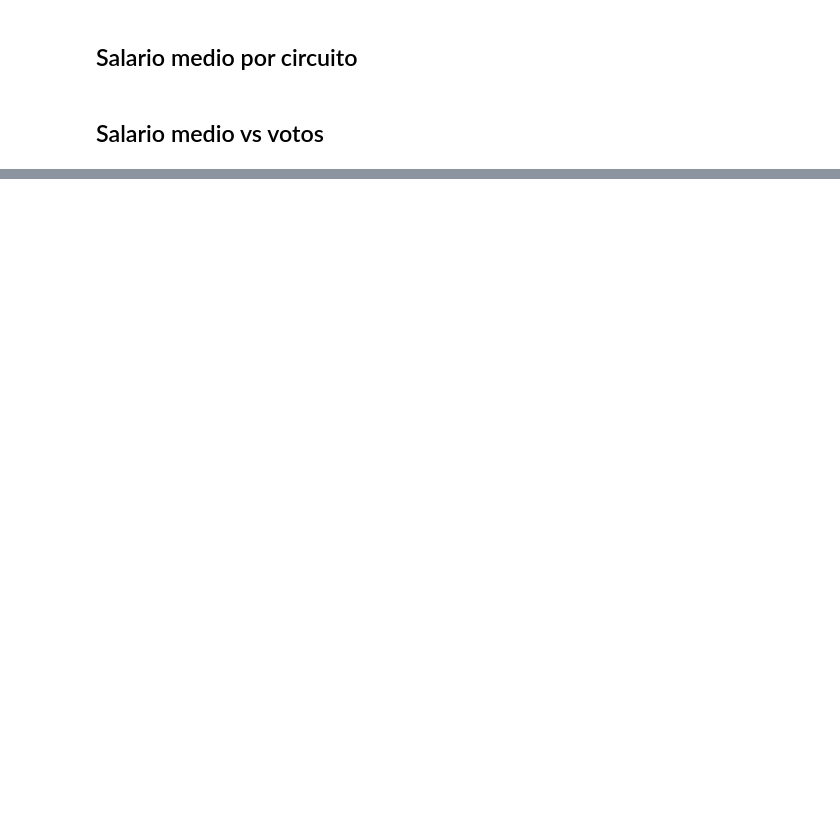
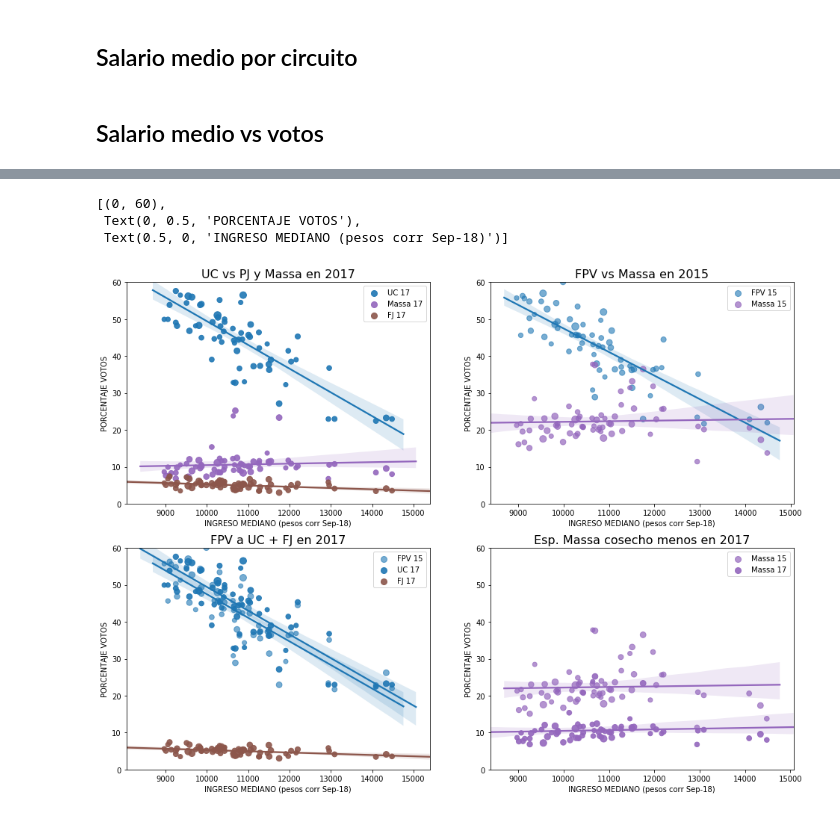
Before and after one commit to matuteiglesias/Atlas_Electoral, a Jupyter notebook: 05 - Analisis de EPH en circuito.ipynb, the cells around one changed output, grey strips where cells are left out. Saved outputs shown, nothing was run; the diff lists cells and outputs as text; code cells hidden in the pictures; blank space fills up the shorter version.

```diff
--- a/05 - Analisis de EPH en circuito.ipynb
+++ b/05 - Analisis de EPH en circuito.ipynb
@@ -380,13 +255,0 @@ votos.head()
-# %%
-votos = pd.read_csv('./votos_area_pct.csv', index_col=[0], header = [0])
-
-votos.columns = ['ELECTORES', 'ELECTORES', 'ELECTORES', 'VOTANTES', 'VOTANTES',
-       'VOTANTES', 'CAMBIEMOS', 'CAMBIEMOS', 'CAMBIEMOS', 'FPV / UC', 'FPV / UC', 'FPV / UC', 'Massa', 'Massa', 'Massa', 'BLANCOS', 'BLANCOS', 'BLANCOS',
-       'FJ (Randazzo)', 'FJ (Randazzo)', 'FIT', 'FIT', 'FIT']
-cols = list(zip(votos.columns, votos.iloc[0,:]))
-c1 = pd.MultiIndex.from_tuples(cols, names=['Fuerza', 'Eleccion'])
-votos = pd.DataFrame(data=votos[2:].values, columns=c1, index=votos.index[2:])
-votos.index.names = ['area_0']
-votos = votos.astype(float).round(1)#.astype(int)
-
-votos.sample(3).sample(3, axis = 1)
@@ -486,61 +314,61 @@ print('\n'.join(d.columns))
 # %%
 pd.options.display.max_columns = 99
 
-quantile = '50%'
+quantile = 'mediana'
 
 ###
 
-d = pd.concat([data, df], axis = 1).dropna().reset_index(drop = True)
-# d = d[[('count', 'Ingresos'),(quantile, 'Ingresos'), ('UNIDAD CIUDADANA', 'DN_2017'), ('1PAIS', 'DN_2017'), ('ALIANZA FRENTE PARA LA VICTORIA', 'DN_2015'), ('ALIANZA UNIDOS POR UNA NUEVA ALTERNATIVA (UNA)', 'DN_2015')]]
+d = pd.concat([data, votos], axis = 1).dropna().reset_index(drop = True)
+# d = d[[('count', 'Ingresos'),(quantile, 'Ingresos'), ('FPV / UC', 'DN_2017'), ('Massa', 'DN_2017'), ('FPV / UC', 'DN_2015'), ('Massa', 'DN_2015')]]
 d.columns = d.columns.map('_'.join)
-d['size'] = np.sqrt(d['count_Ingresos'])
+d['size'] = np.sqrt(d['Ingresos (basado en EPH)_electores'])
 
 ###
 
 fig, axs = plt.subplots(2, 2, figsize = (16, 12))
 
-# d['1PAIS_DN_2017'] = d['1PAIS_DN_2017']*4
-# d['FRENTE JUSTICIALISTA_DN_2017'] = d['FRENTE JUSTICIALISTA_DN_2017']*6
+# d['Massa_DN_2017'] = d['Massa_DN_2017']*4
+# d['FJ (Randazzo)_DN_2017'] = d['FJ (Randazzo)_DN_2017']*6
 
 ax = axs[0, 0]
-sns.regplot(x= quantile+'_Ingresos', y = 'UNIDAD CIUDADANA_DN_2017', data = d, marker = '.', ax = ax, scatter_kws = {'alpha': .9,'s': d['size']}, label = 'UC 17')
-sns.regplot(x= quantile+'_Ingresos', y='1PAIS_DN_2017', data = d, marker = '.', ax = ax, scatter_kws = {'alpha': .9,'s': d['size']}, color = '#9467bd', label = '1PAIS 17')
-sns.regplot(x= quantile+'_Ingresos', y='FRENTE JUSTICIALISTA_DN_2017', data = d, marker = '.', ax = ax, scatter_kws = {'alpha': .9,'s': d['size']}, color = '#8c564b', label = 'FJ 17')
+sns.regplot(x= 'Ingresos (basado en EPH)_'+quantile, y = 'FPV / UC_DN_2017', data = d, marker = '.', ax = ax, scatter_kws = {'alpha': .9,'s': d['size']}, label = 'UC 17')
+sns.regplot(x= 'Ingresos (basado en EPH)_'+quantile, y='Massa_DN_2017', data = d, marker = '.', ax = ax, scatter_kws = {'alpha': .9,'s': d['size']}, color = '#9467bd', label = 'Massa 17')
+sns.regplot(x= 'Ingresos (basado en EPH)_'+quantile, y='FJ (Randazzo)_DN_2017', data = d, marker = '.', ax = ax, scatter_kws = {'alpha': .9,'s': d['size']}, color = '#8c564b', label = 'FJ 17')
 ax.set_title('UC vs PJ y Massa en 2017', fontsize = 16)
 ax.legend()
 ax.set(xlabel = 'INGRESO MEDIANO (pesos corr Sep-18)', ylabel = 'PORCENTAJE VOTOS', ylim = (0, 60))
 
 
 ###
 
 ax = axs[0, 1]
-sns.regplot(x= quantile+'_Ingresos', y='ALIANZA FRENTE PARA LA VICTORIA_DN_2015', data = d, marker = '.', ax = ax, scatter_kws = {'alpha': .6, 's': d['size']}, color = '#1f77b4', label = 'FPV 15')
-sns.regplot(x= quantile+'_Ingresos', y='ALIANZA UNIDOS POR UNA NUEVA ALTERNATIVA (UNA)_DN_2015', data = d, marker = '.', ax = ax, scatter_kws = {'alpha': .7, 's': d['size']}, color = '#9467bd', label = 'Massa 15')
+sns.regplot(x= 'Ingresos (basado en EPH)_'+quantile, y='FPV / UC_DN_2015', data = d, marker = '.', ax = ax, scatter_kws = {'alpha': .6, 's': d['size']}, color = '#1f77b4', label = 'FPV 15')
+sns.regplot(x= 'Ingresos (basado en EPH)_'+quantile, y='Massa_DN_2015', data = d, marker = '.', ax = ax, scatter_kws = {'alpha': .7, 's': d['size']}, color = '#9467bd', label = 'Massa 15')
 ax.set_title('FPV vs Massa en 2015', fontsize = 16)
 ax.legend()
 ax.set(xlabel = 'INGRESO MEDIANO (pesos corr Sep-18)', ylabel = 'PORCENTAJE VOTOS', ylim = (0, 60))
 
 
 ###
 
 ax = axs[1, 0]
-sns.regplot(x= quantile+'_Ingresos', y='ALIANZA FRENTE PARA LA VICTORIA_DN_2015', data = d, marker = '.', ax = ax, scatter_kws = {'alpha': .6, 's': d['size']}, color = '#1f77b4', label = 'FPV 15')
-sns.regplot(x= quantile+'_Ingresos', y='UNIDAD CIUDADANA_DN_2017', data = d, marker = '.', ax = ax, scatter_kws = {'alpha': .9,'s': d['size']}, color = '#1f77b4', label = 'UC 17')
-sns.regplot(x= quantile+'_Ingresos', y='FRENTE JUSTICIALISTA_DN_2017', data = d, marker = '.', ax = ax, scatter_kws = {'alpha': .9,'s': d['size']}, color = '#8c564b', label = 'FJ 17')
+sns.regplot(x= 'Ingresos (basado en EPH)_'+quantile, y='FPV / UC_DN_2015', data = d, marker = '.', ax = ax, scatter_kws = {'alpha': .6, 's': d['size']}, color = '#1f77b4', label = 'FPV 15')
+sns.regplot(x= 'Ingresos (basado en EPH)_'+quantile, y='FPV / UC_DN_2017', data = d, marker = '.', ax = ax, scatter_kws = {'alpha': .9,'s': d['size']}, color = '#1f77b4', label = 'UC 17')
+sns.regplot(x= 'Ingresos (basado en EPH)_'+quantile, y='FJ (Randazzo)_DN_2017', data = d, marker = '.', ax = ax, scatter_kws = {'alpha': .9,'s': d['size']}, color = '#8c564b', label = 'FJ 17')
 ax.set_title('FPV a UC + FJ en 2017', fontsize = 16)
 ax.legend()
 ax.set(xlabel = 'INGRESO MEDIANO (pesos corr Sep-18)', ylabel = 'PORCENTAJE VOTOS', ylim = (0, 60))
 
 ###
 
 ax = axs[1, 1]
-sns.regplot(x= quantile+'_Ingresos', y='ALIANZA UNIDOS POR UNA NUEVA ALTERNATIVA (UNA)_DN_2015', data = d, marker = '.', ax = ax, scatter_kws = {'alpha': .7, 's': d['size']}, color = '#9467bd', label = 'Massa 15')
-sns.regplot(x= quantile+'_Ingresos', y='1PAIS_DN_2017', data = d, marker = '.', ax = ax, scatter_kws = {'alpha': .9,'s': d['size']}, color = '#9467bd', label = '1Pais 17')
+sns.regplot(x= 'Ingresos (basado en EPH)_'+quantile, y='Massa_DN_2015', data = d, marker = '.', ax = ax, scatter_kws = {'alpha': .7, 's': d['size']}, color = '#9467bd', label = 'Massa 15')
+sns.regplot(x= 'Ingresos (basado en EPH)_'+quantile, y='Massa_DN_2017', data = d, marker = '.', ax = ax, scatter_kws = {'alpha': .9,'s': d['size']}, color = '#9467bd', label = 'Massa 17')
 ax.set_title('Esp. Massa cosecho menos en 2017', fontsize = 16)
 ax.legend()
 ax.set(xlabel = 'INGRESO MEDIANO (pesos corr Sep-18)', ylabel = 'PORCENTAJE VOTOS', ylim = (0, 60))
-
-
-# pd.concat([data, df], axis = 1).dropna().plot(x=('Ingresos', '50%'), y=('UNIDAD CIUDADANA', 'DN_2017'), marker = '.', linewidth = 0, ax = axs)
-# ax.xscale('log')
-# axs.set_yscale('log')
+# %% [output]
+[(0, 60),
+ Text(0, 0.5, 'PORCENTAJE VOTOS'),
+ Text(0.5, 0, 'INGRESO MEDIANO (pesos corr Sep-18)')]
+[figure, added]
```
Also changed, not shown: parts of 30 cells of this notebook, 5 other files.
